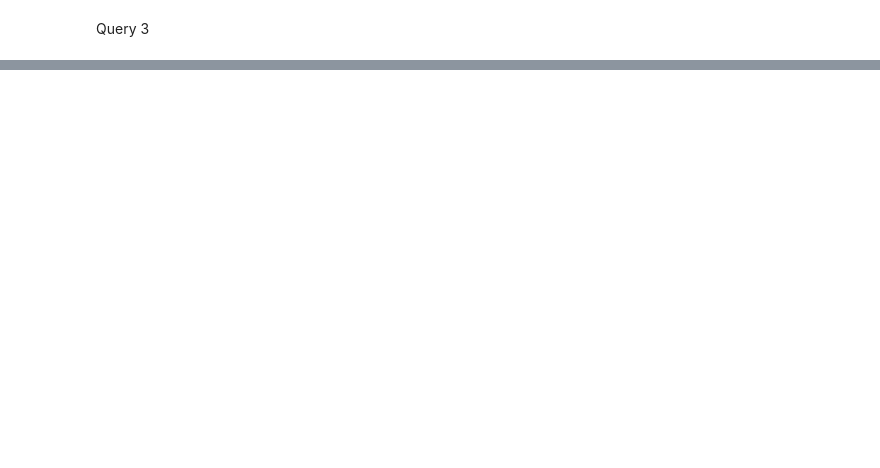
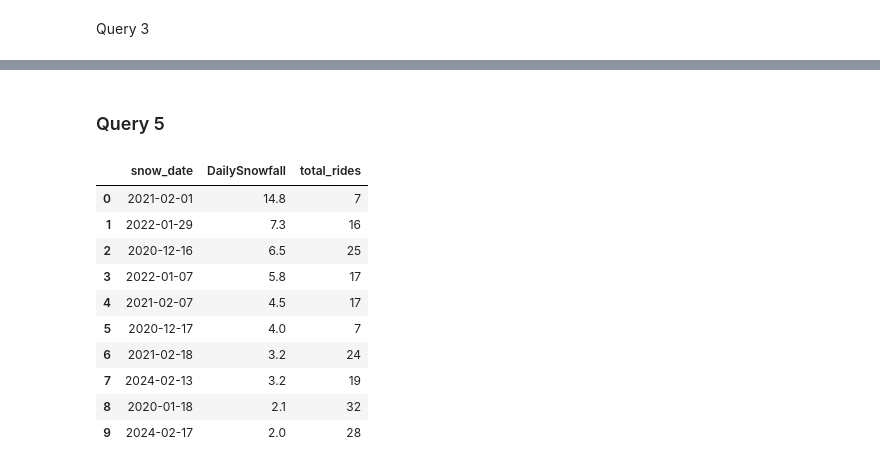
Before and after one commit to SUPERCUT1018/4501-project, a Jupyter notebook: project_group21.ipynb, the cells around one changed output, grey strips where cells are left out. Saved outputs shown, nothing was run; the diff lists cells and outputs as text; code cells hidden in the pictures; blank space fills up the shorter version.

```diff
--- a/project_group21.ipynb
+++ b/project_group21.ipynb
@@ -834,0 +1085,2 @@ write_query_to_file(QUERY_3, QUERY_3_FILENAME)
+# %% [markdown]
+### Query 5
@@ -834,0 +1146,21 @@ write_query_to_file(QUERY_3, QUERY_3_FILENAME)
+# %%
+# execute query either via sqlalchemy
+with engine.connect() as con:
+    results = con.execute(db.text(QUERY_5)).fetchall()
+results
+
+# or via pandas
+results5_df = pd.read_sql(QUERY_5, con=engine)
+results5_df
+# %% [output]
+|  | snow_date | DailySnowfall | total_rides |
+| 0 | 2021-02-01 | 14.8 | 7 |
+| 1 | 2022-01-29 | 7.3 | 16 |
+| 2 | 2020-12-16 | 6.5 | 25 |
+| 3 | 2022-01-07 | 5.8 | 17 |
+| 4 | 2021-02-07 | 4.5 | 17 |
+| 5 | 2020-12-17 | 4.0 | 7 |
+| 6 | 2021-02-18 | 3.2 | 24 |
+| 7 | 2024-02-13 | 3.2 | 19 |
+| 8 | 2020-01-18 | 2.1 | 32 |
+| 9 | 2024-02-17 | 2.0 | 28 |
```
Also changed, not shown: parts of 28 cells of this notebook, 7 other files.
